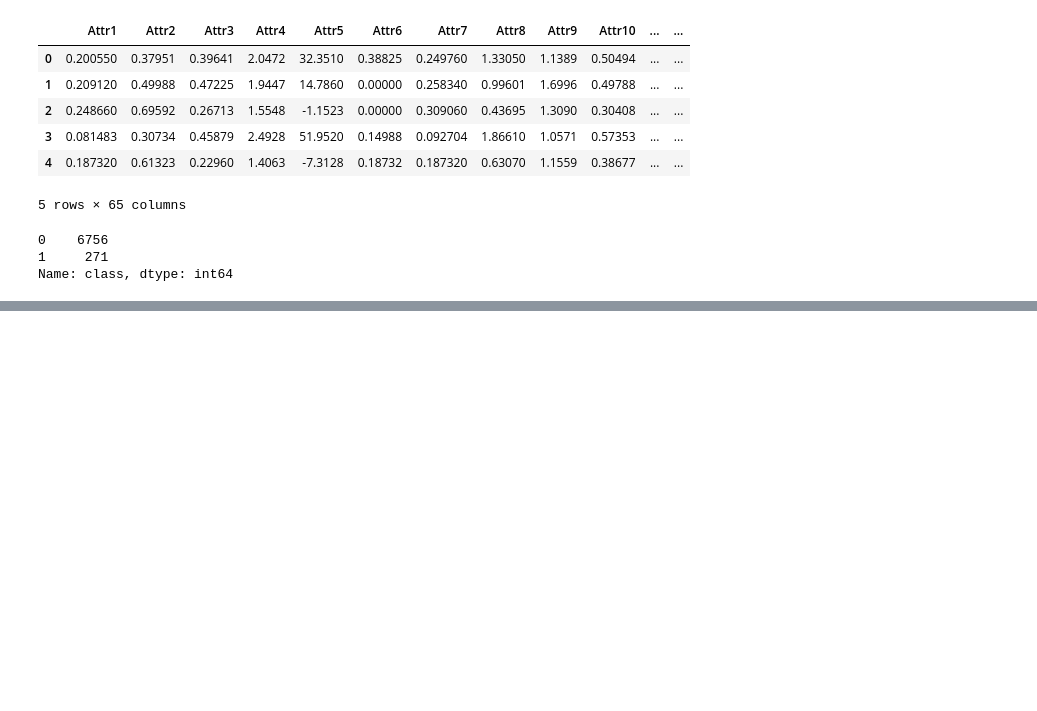
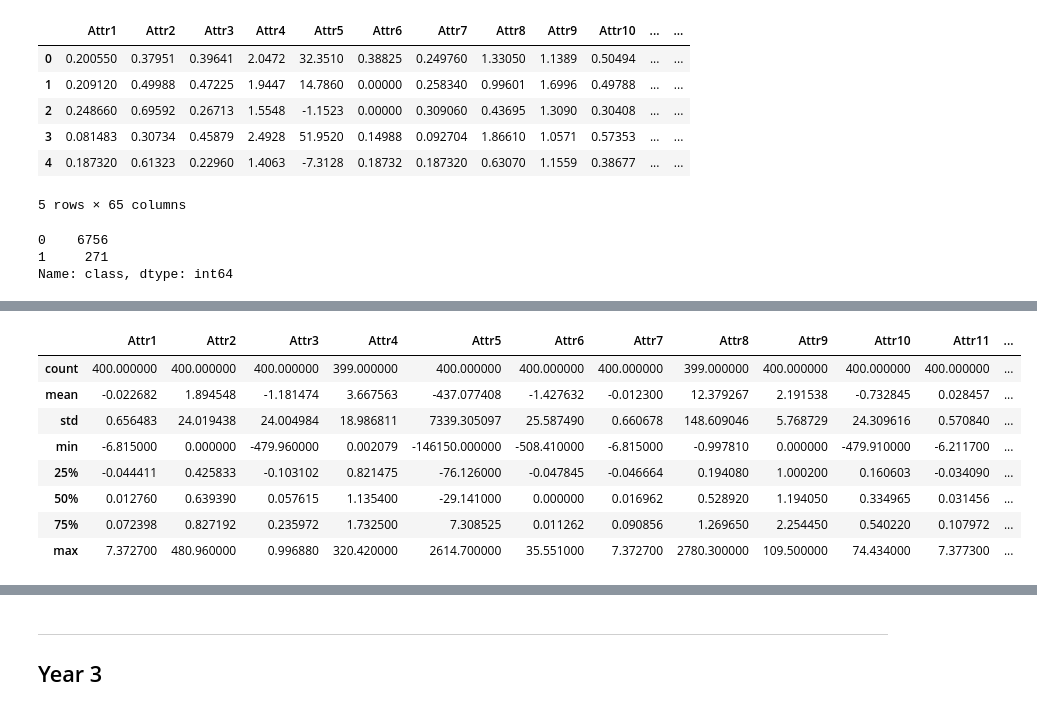
Before and after one commit to cb3101/bankruptcy_prediction, a Jupyter notebook: analysis/dataset.ipynb, the cells around one changed output, grey strips where cells are left out. Drawn from its saved outputs; the diff is of its cells as text; code cells hidden in the pictures; blank space fills up the shorter version.

```diff
--- a/analysis/dataset.ipynb
+++ b/analysis/dataset.ipynb
@@ -32,0 +142,3 @@ df1_neg = df1[df1['class']==0]
+# %%
+df['class']= df['class'].astype('int')
+df.head()
@@ -32,0 +159,3 @@ df1_neg = df1[df1['class']==0]
+# %%
+df_pos = df[df['class']==1]
+df_neg = df[df['class']==0]
@@ -32,0 +222,15 @@ df1_neg = df1[df1['class']==0]
+# %%
+with pd.option_context('display.max_columns', None):
+    display(df_pos.describe())
+    display(df_neg.describe())
+    display(df.describe())
+# %% [output]
+|  | Attr1 | Attr2 | Attr3 | Attr4 | Attr5 | Attr6 | Attr7 | Attr8 | Attr9 | Attr10 | Attr11 | ... |
+| count | 400.000000 | 400.000000 | 400.000000 | 399.000000 | 400.000000 | 400.000000 | 400.000000 | 399.000000 | 400.000000 | 400.000000 | 400.000000 | ... |
+| mean | -0.022682 | 1.894548 | -1.181474 | 3.667563 | -437.077408 | -1.427632 | -0.012300 | 12.379267 | 2.191538 | -0.732845 | 0.028457 | ... |
+| std | 0.656483 | 24.019438 | 24.004984 | 18.986811 | 7339.305097 | 25.587490 | 0.660678 | 148.609046 | 5.768729 | 24.309616 | 0.570840 | ... |
+| min | -6.815000 | 0.000000 | -479.960000 | 0.002079 | -146150.000000 | -508.410000 | -6.815000 | -0.997810 | 0.000000 | -479.910000 | -6.211700 | ... |
+| 25% | -0.044411 | 0.425833 | -0.103102 | 0.821475 | -76.126000 | -0.047845 | -0.046664 | 0.194080 | 1.000200 | 0.160603 | -0.034090 | ... |
+| 50% | 0.012760 | 0.639390 | 0.057615 | 1.135400 | -29.141000 | 0.000000 | 0.016962 | 0.528920 | 1.194050 | 0.334965 | 0.031456 | ... |
+| 75% | 0.072398 | 0.827192 | 0.235972 | 1.732500 | 7.308525 | 0.011262 | 0.090856 | 1.269650 | 2.254450 | 0.540220 | 0.107972 | ... |
+| max | 7.372700 | 480.960000 | 0.996880 | 320.420000 | 2614.700000 | 35.551000 | 7.372700 | 2780.300000 | 109.500000 | 74.434000 | 7.377300 | ... |
@@ -32,0 +255,3 @@ df1_neg = df1[df1['class']==0]
+# %% [markdown]
+---
+## Year 3
```
Also changed, not shown: parts of 45 cells of this notebook.
